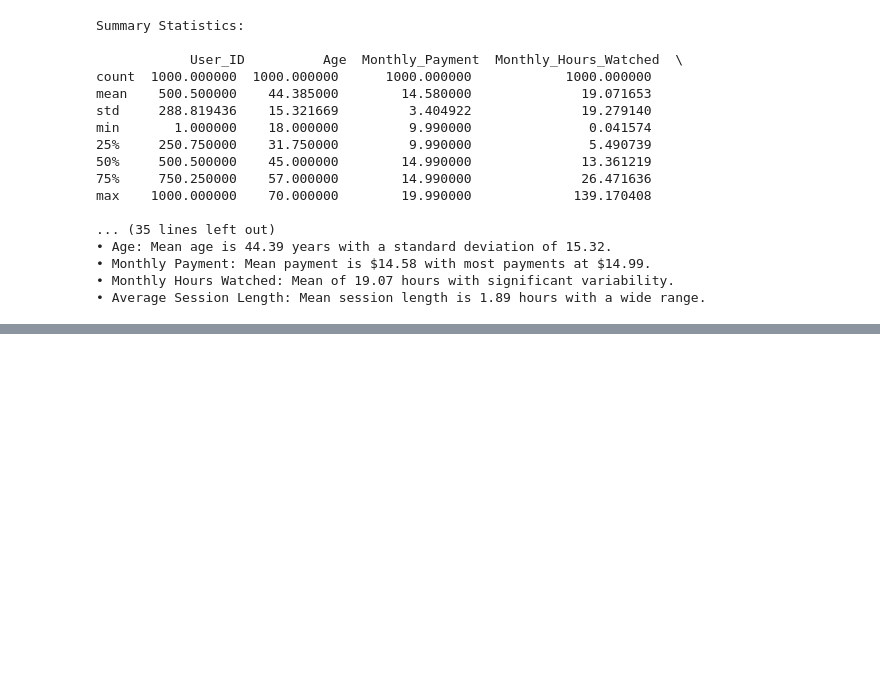
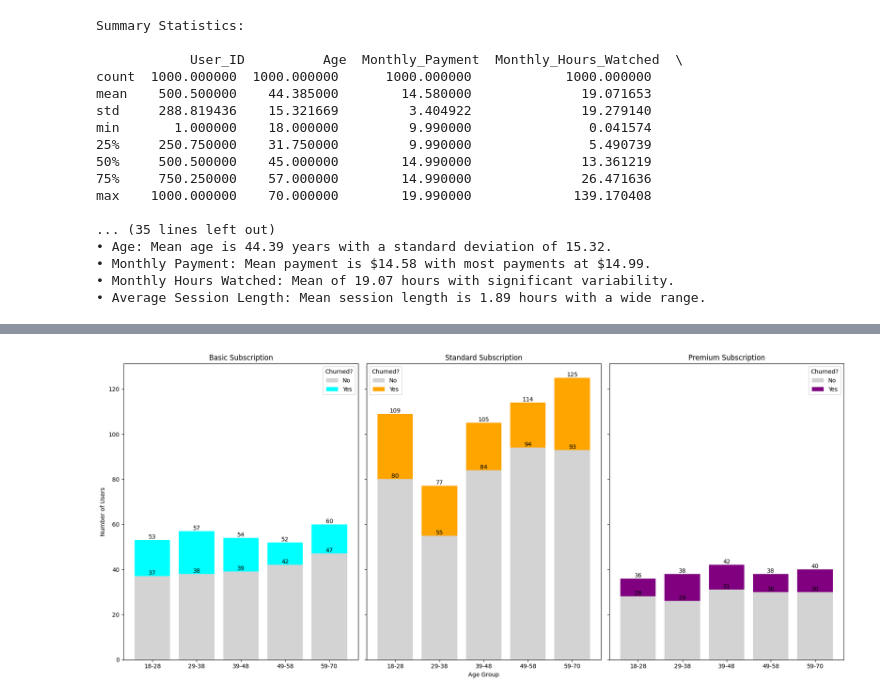
Before and after one commit to NumanESchulich/SchulichDataScience, a Jupyter notebook: Data Science I (MBAN 6110T)/Assignments/Assignment_I.ipynb, the cells around one changed output, grey strips where cells are left out. Cells and saved outputs as stored; diff of their text form; code cells hidden in the pictures; blank space fills up the shorter version.

```diff
--- a/Data Science I (MBAN 6110T)/Assignments/Assignment_I.ipynb
+++ b/Data Science I (MBAN 6110T)/Assignments/Assignment_I.ipynb
@@ -114,0 +159,53 @@ Summary Findings:
+# %%
+# Define age bins and labels
+bins = [18, 29, 39, 49, 59, 71]
+labels = ['18-28', '29-38', '39-48', '49-58', '59-70']
+
+# Add an 'Age_Group' column to the dataset
+df['Age_Group'] = pd.cut(df['Age'], bins=bins, labels=labels, right=False)
+
+# Add the 'Churn Flag' column to the dataset
+df['Churn_Flag'] = np.where(df['Reason_for_Churn'].isnull(), 'No', 'Yes')
+
+# Filter data for each subscription type
+basic_data = df[df['Subscription_Type'] == 'Basic']
+standard_data = df[df['Subscription_Type'] == 'Standard']
+premium_data = df[df['Subscription_Type'] == 'Premium']
+
+# Group by Age_Group and Churn_Flag and count the number of users for each subscription type
+basic_churn = basic_data.groupby(['Age_Group', 'Churn_Flag']).size().unstack(fill_value=0)
+standard_churn = standard_data.groupby(['Age_Group', 'Churn_Flag']).size().unstack(fill_value=0)
+premium_churn = premium_data.groupby(['Age_Group', 'Churn_Flag']).size().unstack(fill_value=0)
+
+# Plot the data with stacked columns for each subscription type
+fig, axes = plt.subplots(1, 3, figsize=(18, 8), sharey=True)
+
+basic_churn.plot(kind='bar', stacked=True, ax=axes[0], width=0.8, color=['lightgray', 'cyan'])
+axes[0].set_title('Basic Subscription')
+axes[0].set_xlabel('')
+axes[0].set_ylabel('Number of Users')
+axes[0].tick_params(axis='x', rotation=0)
+axes[0].legend(title='Churned?')
+
+standard_churn.plot(kind='bar', stacked=True, ax=axes[1], width=0.8, color=['lightgray', 'orange'])
+axes[1].set_title('Standard Subscription')
+axes[1].set_xlabel('Age Group')
+axes[1].tick_params(axis='x', rotation=0)
+axes[1].legend(title='Churned?')
+
+premium_churn.plot(kind='bar', stacked=True, ax=axes[2], width=0.8, color=['lightgray', 'purple'])
+axes[2].set_title('Premium Subscription')
+axes[2].set_xlabel('')
+axes[2].tick_params(axis='x', rotation=0)
+axes[2].legend(title='Churned?')
+
+# Adding data labels for each plot
+for ax in axes:
+    for container in ax.containers:
+        ax.bar_label(container, label_type='edge')
+
+# Display the plots
+plt.tight_layout()
+plt.show()
+# %% [output]
+[figure, added]
```
Also changed, not shown: parts of 3 cells of this notebook.
